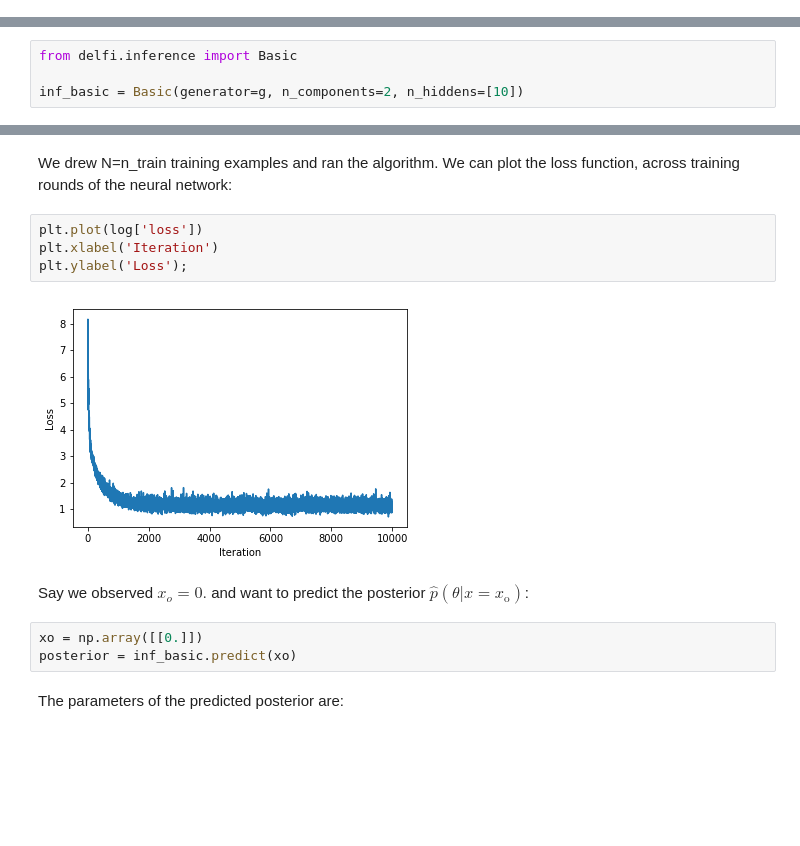
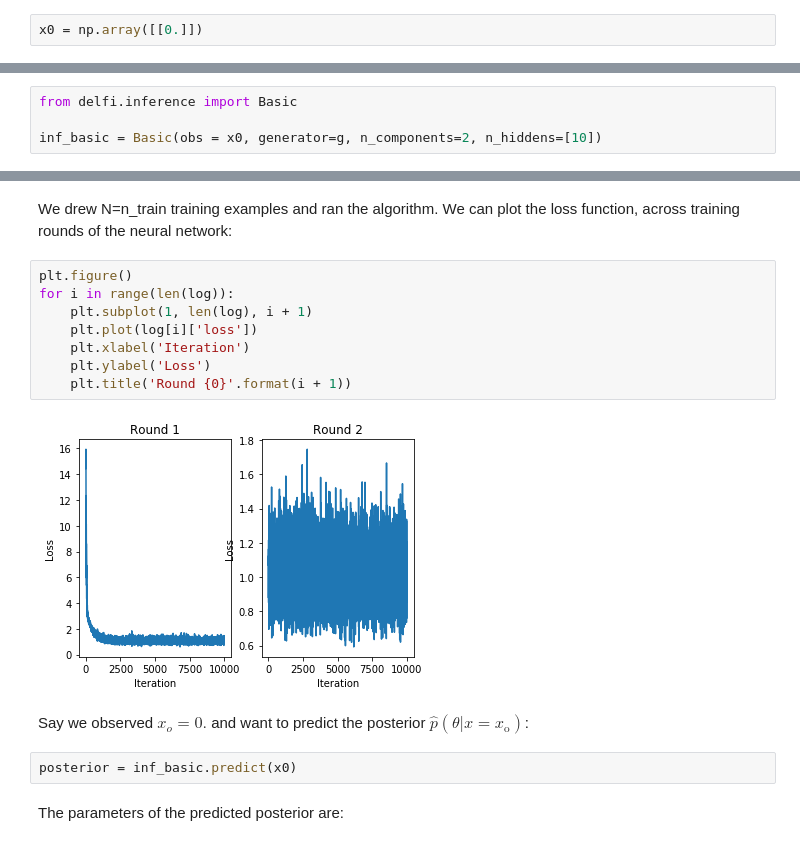
Before and after one commit to mackelab/delfi, a Jupyter notebook: docs/notebooks/quickstart.ipynb, the cells around one changed output, grey strips where cells are left out. Drawn from its saved outputs; the diff is of its cells as text; blank space fills up the shorter version.

```diff
--- a/docs/notebooks/quickstart.ipynb
+++ b/docs/notebooks/quickstart.ipynb
@@ -69,3 +72,5 @@ We chose the toy model such that the posterior is easily tractable analytically.
+# %%
+x0 = np.array([[0.]])
 # %% [markdown]
 ## Basic density estimation based LFI
 # %% [markdown]
@@ -81,5 +86,5 @@ To apply the above algorithm to the toy problem, create an instance of the infer
 # %%
 from delfi.inference import Basic
 
-inf_basic = Basic(generator=g, n_components=2, n_hiddens=[10])
+inf_basic = Basic(obs = x0, generator=g, n_components=2, n_hiddens=[10])
 # %% [output]
@@ -91,16 +106,19 @@ log, train_data, _ = inf_basic.run(n_train=5000)
 # %% [markdown]
 We drew N=n_train training examples and ran the algorithm. We can plot the loss function, across training rounds of the neural network:
 # %%
-plt.plot(log['loss'])
-plt.xlabel('Iteration')
-plt.ylabel('Loss');
+plt.figure()
+for i in range(len(log)):
+    plt.subplot(1, len(log), i + 1)
+    plt.plot(log[i]['loss'])
+    plt.xlabel('Iteration')
+    plt.ylabel('Loss')
+    plt.title('Round {0}'.format(i + 1))
 # %% [output]
-[figure, old version]
+[figure, new version]
 # %% [markdown]
 Say we observed $x_o = 0.$ and want to predict the posterior $\hat{p}(\theta | x=x_{\text{o}})$:
-# %%
-xo = np.array([[0.]])
-posterior = inf_basic.predict(xo)
+# %%
+posterior = inf_basic.predict(x0)
 # %% [markdown]
 The parameters of the predicted posterior are:
 # %%
```
Also changed, not shown: parts of 27 cells of this notebook, 46 other files.
